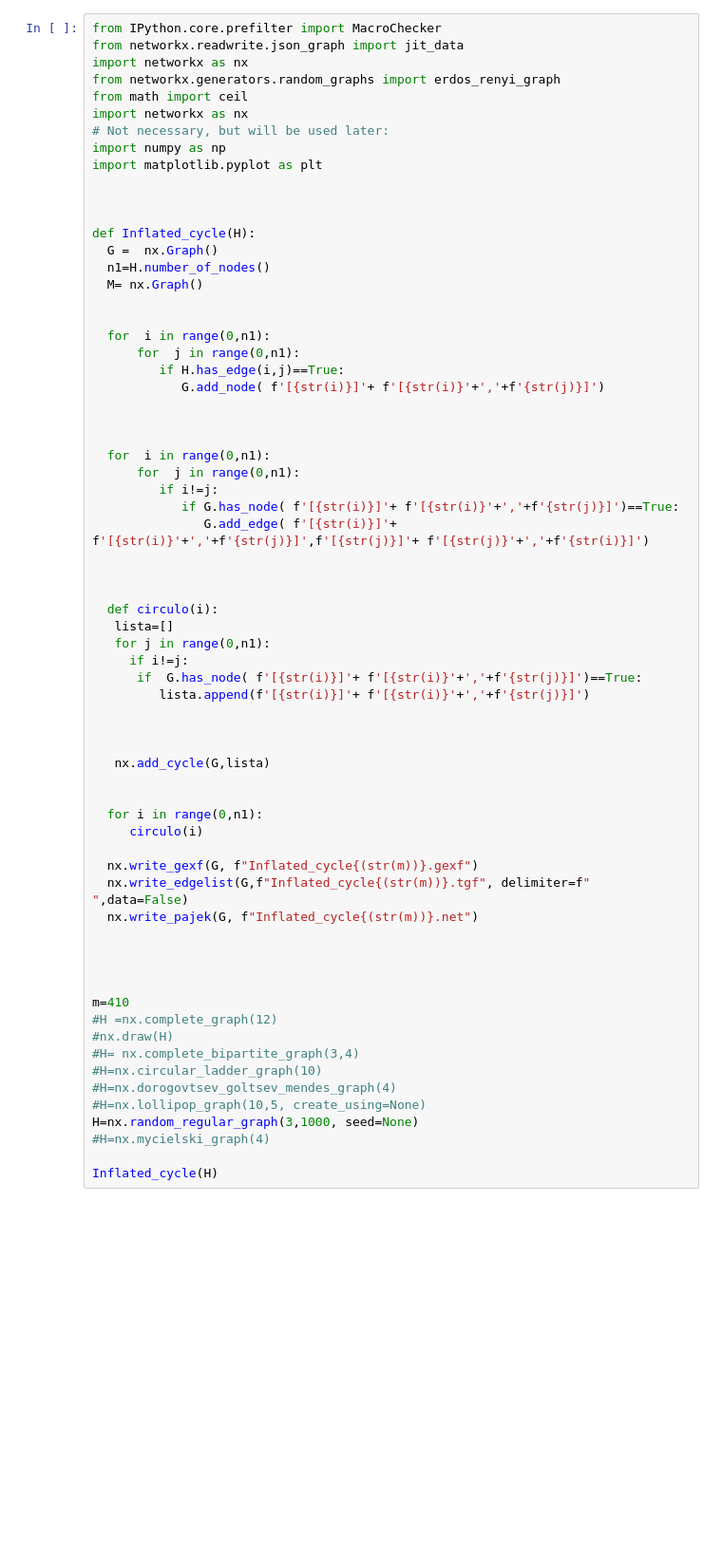
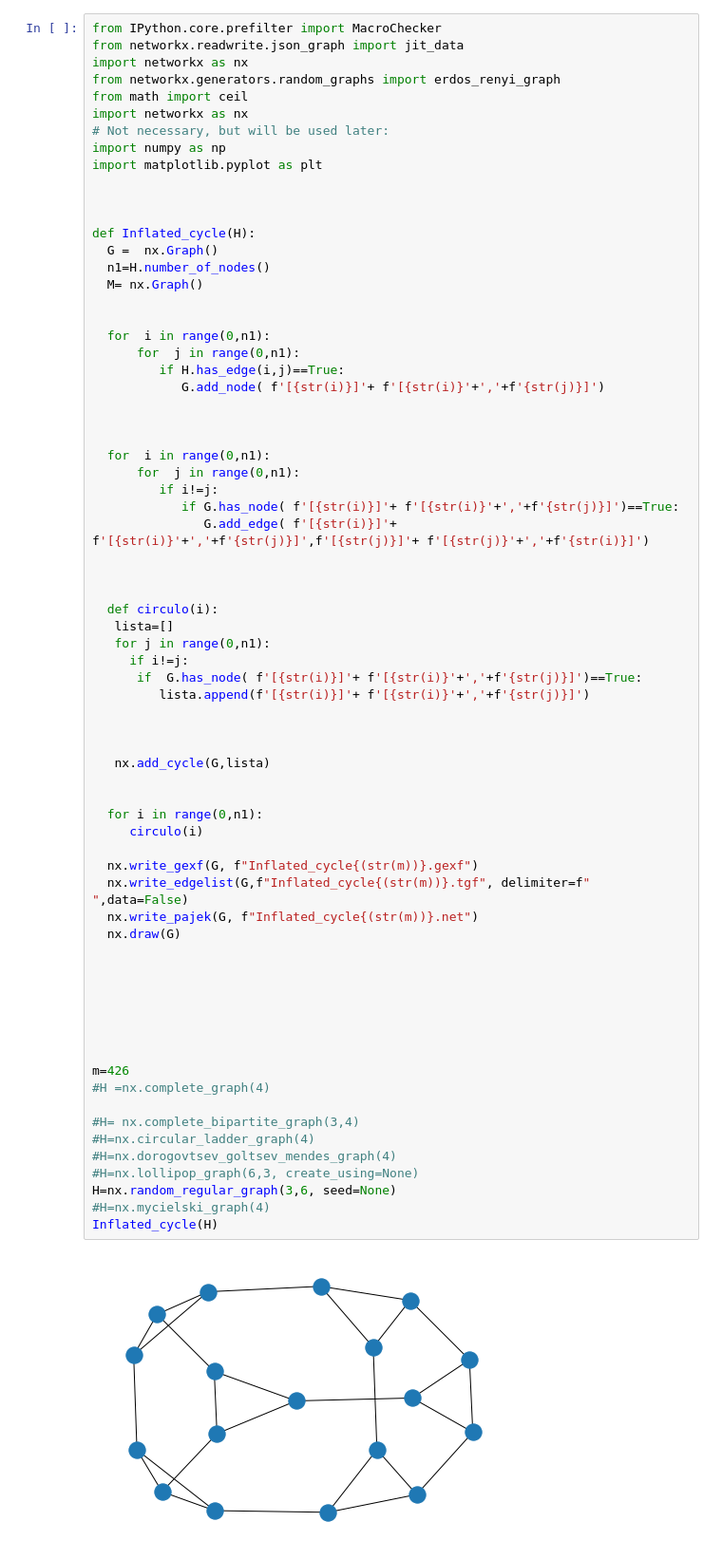
Before and after one commit to vtponciano-ufrj/Grafos, a Jupyter notebook: Inflated_cycle(atual).ipynb, the cells around one changed output. Shown at 95% size. Cells and saved outputs as stored; diff of their text form; blank space fills up the shorter version.

```diff
--- a/Inflated_cycle(atual).ipynb
+++ b/Inflated_cycle(atual).ipynb
@@ -33,37 +33,42 @@ def Inflated_cycle(H):
                G.add_edge( f'[{str(i)}]'+ f'[{str(i)}'+','+f'{str(j)}]',f'[{str(j)}]'+ f'[{str(j)}'+','+f'{str(i)}]')
 
 
 
   def circulo(i):
    lista=[]
    for j in range(0,n1):
      if i!=j:
       if  G.has_node( f'[{str(i)}]'+ f'[{str(i)}'+','+f'{str(j)}]')==True:
          lista.append(f'[{str(i)}]'+ f'[{str(i)}'+','+f'{str(j)}]')
 
 
 
    nx.add_cycle(G,lista)
 
 
   for i in range(0,n1):
      circulo(i)
 
   nx.write_gexf(G, f"Inflated_cycle{(str(m))}.gexf")
   nx.write_edgelist(G,f"Inflated_cycle{(str(m))}.tgf", delimiter=f" ",data=False)
   nx.write_pajek(G, f"Inflated_cycle{(str(m))}.net")
+  nx.draw(G)
 
 
 
 
-m=410
-#H =nx.complete_graph(12)
-#nx.draw(H)
+
+
+
+m=426
+#H =nx.complete_graph(4)
+
 #H= nx.complete_bipartite_graph(3,4)
-#H=nx.circular_ladder_graph(10)
+#H=nx.circular_ladder_graph(4)
 #H=nx.dorogovtsev_goltsev_mendes_graph(4)
-#H=nx.lollipop_graph(10,5, create_using=None)
-H=nx.random_regular_graph(3,1000, seed=None)
+#H=nx.lollipop_graph(6,3, create_using=None)
+H=nx.random_regular_graph(3,6, seed=None)
 #H=nx.mycielski_graph(4)
-
 Inflated_cycle(H)
+# %% [output]
+[figure, added]
```
Also changed, not shown: parts of 1 cell of this notebook.
